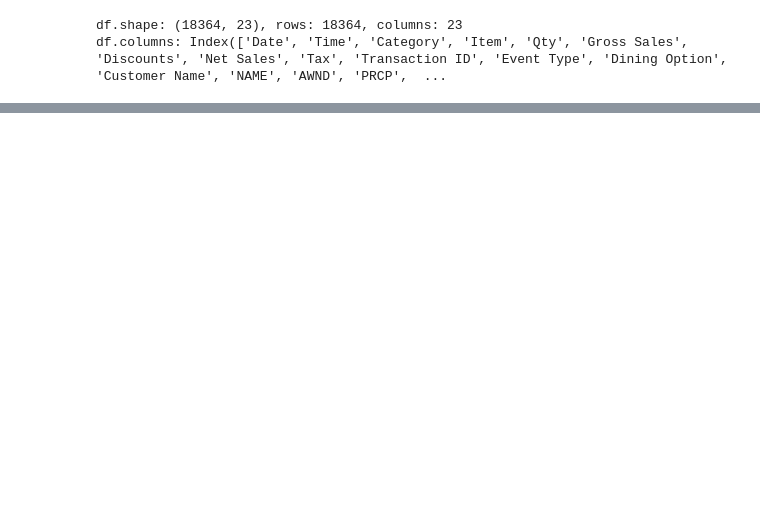
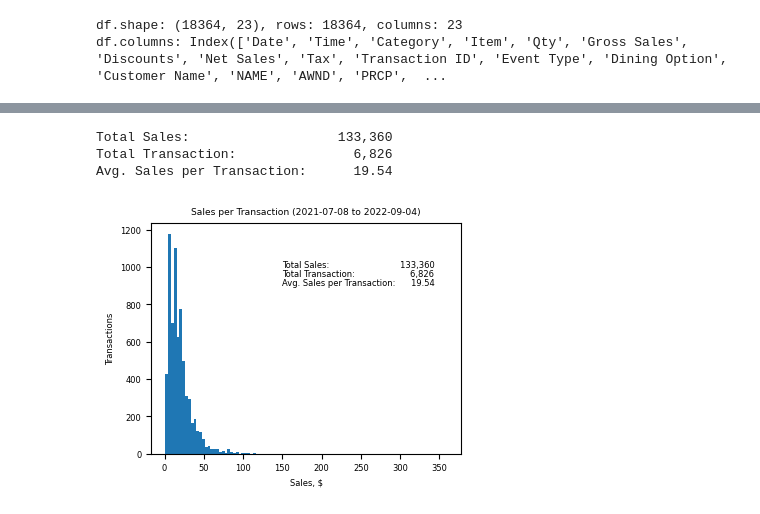
Before and after one commit to pympk/py379, a Jupyter notebook: bb/item_sale_group.ipynb, the cells around one changed output, grey strips where cells are left out. Saved outputs shown, nothing was run; the diff lists cells and outputs as text; code cells hidden in the pictures; blank space fills up the shorter version.

```diff
--- a/bb/item_sale_group.ipynb
+++ b/bb/item_sale_group.ipynb
@@ -186,0 +176,42 @@ df1
+# %%
+# Histogram, Gross Sales per Transaction
+_groupby_col, _agg_col = 'Transaction ID', 'Gross Sales'
+_agg_func = 'sum'
+
+_cols = [_groupby_col, _agg_col]
+_df = df[_cols]
+_df = _df.groupby([_groupby_col]).agg([_agg_func])
+
+Total_Gross_Sales = _df['Gross Sales'].sum()[0]  # get the first element in series
+Total_Trans = len(_df)
+Total_Trans
+Avg_Sales_per_Trans = Total_Gross_Sales / Total_Trans
+print(f'Total Sales:                {Total_Gross_Sales:>10,.0f}')
+print(f'Total Transaction:          {Total_Trans:>10,}')
+print(f'Avg. Sales per Transaction: {Avg_Sales_per_Trans:>10,.2f}')
+
+_x = _df[_agg_col]
+_bins = 100
+_xlabel = 'Sales, $'
+_ylabel = 'Transactions'
+_title = 'Sales per Transaction' + date_str
+_density = False  # False => count, True => Area = 1
+n, bins, patches = plt.hist(_x, _bins, density=_density)
+plt.rcParams.update({'font.size': _fontsize})
+plt.rcParams["figure.figsize"] = _figsize
+plt.xlabel(_xlabel)
+plt.ylabel(_ylabel)
+plt.title(_title, fontsize = _fontsize*_titlescale)
+plt.text(150, 1000, r'Total Sales:                           133,360')
+plt.text(150, 950,  r'Total Transaction:                     6,826')
+plt.text(150, 900,  r'Avg. Sales per Transaction:      19.54')
+# plt.xlim(0, 20)
+# plt.ylim(0, 1250)
+
+plt.grid(_grid)
+plt.show()
+# %% [output]
+Total Sales:                   133,360
+Total Transaction:               6,826
+Avg. Sales per Transaction:      19.54
+[figure, added]
```
Also changed, not shown: parts of 26 cells of this notebook, 3 other files.
